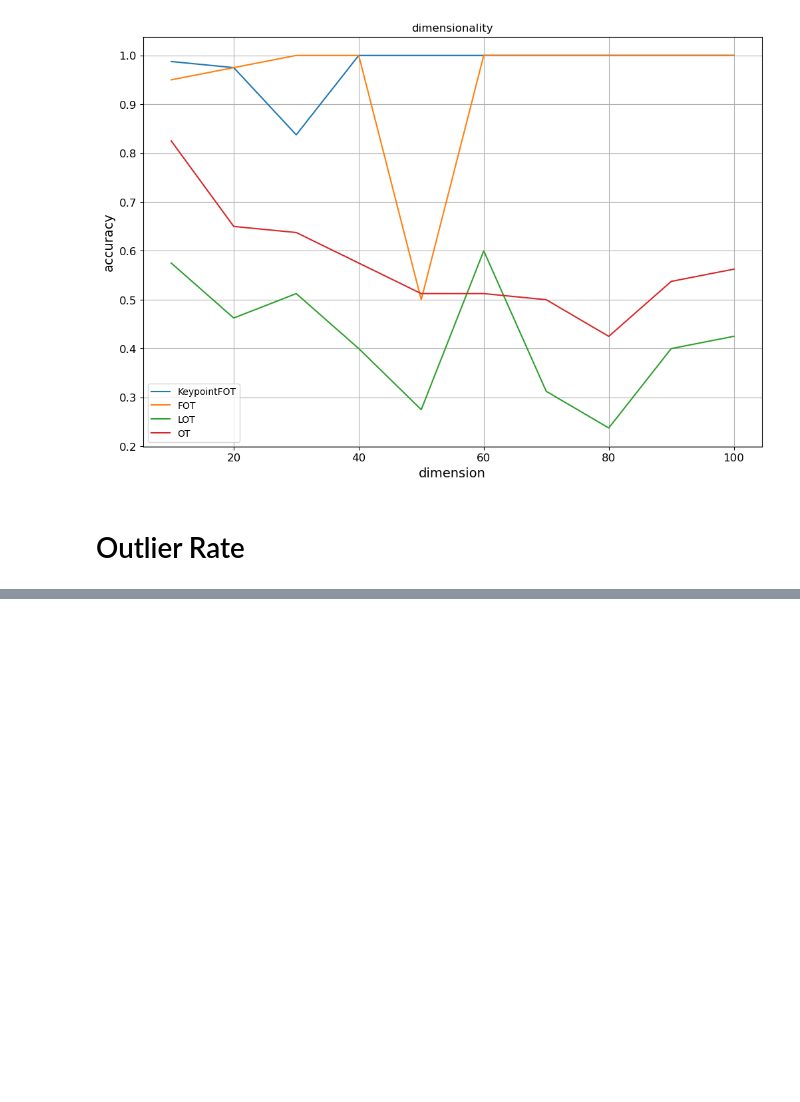
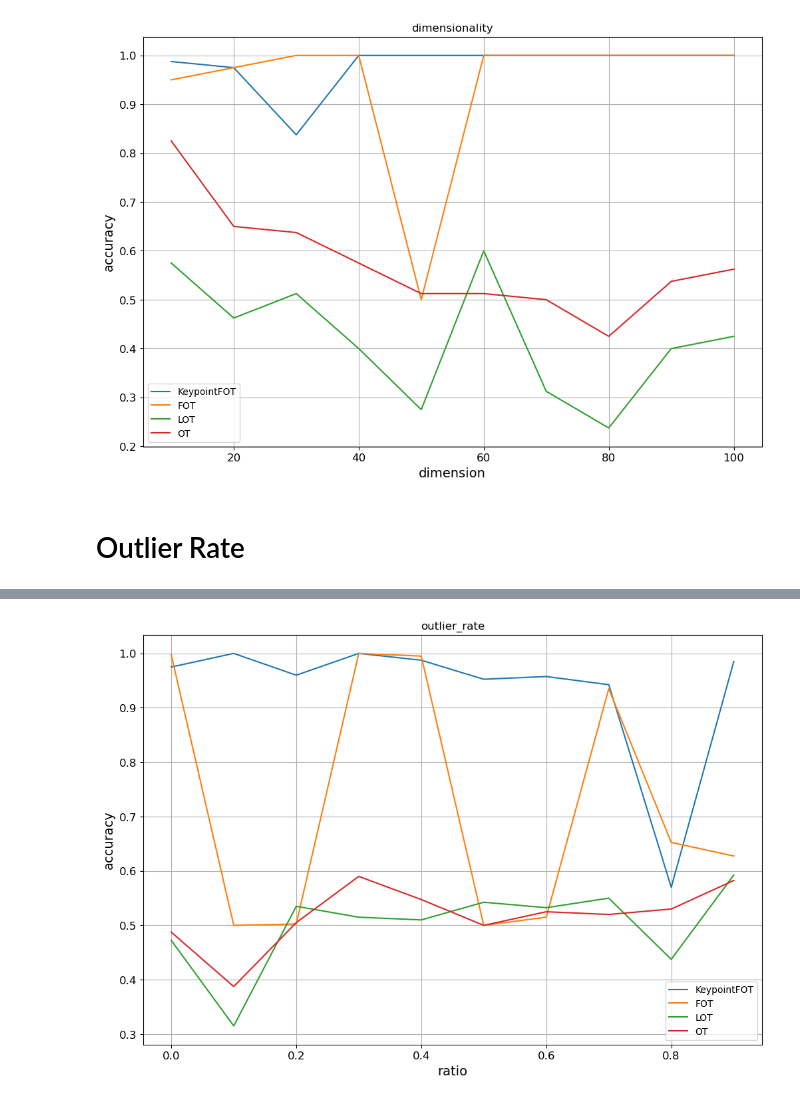
Before and after one commit to minhngt62/ot-kpgf, a Jupyter notebook: notebooks/Robustness to Perturbation.ipynb, the cells around one changed output, grey strips where cells are left out. Cells and saved outputs as stored; diff of their text form; code cells hidden in the pictures; blank space fills up the shorter version.

```diff
--- a/notebooks/Robustness to Perturbation.ipynb
+++ b/notebooks/Robustness to Perturbation.ipynb
@@ -196,0 +297,5 @@ exp.plot(x_axis="dimension", y_axis="accuracy")
+# %%
+# Plot accuracy vs. prop noised
+exp.plot(x_axis="ratio", y_axis="accuracy")
+# %% [output]
+[figure, added]
```
Also changed, not shown: parts of 5 cells of this notebook.
